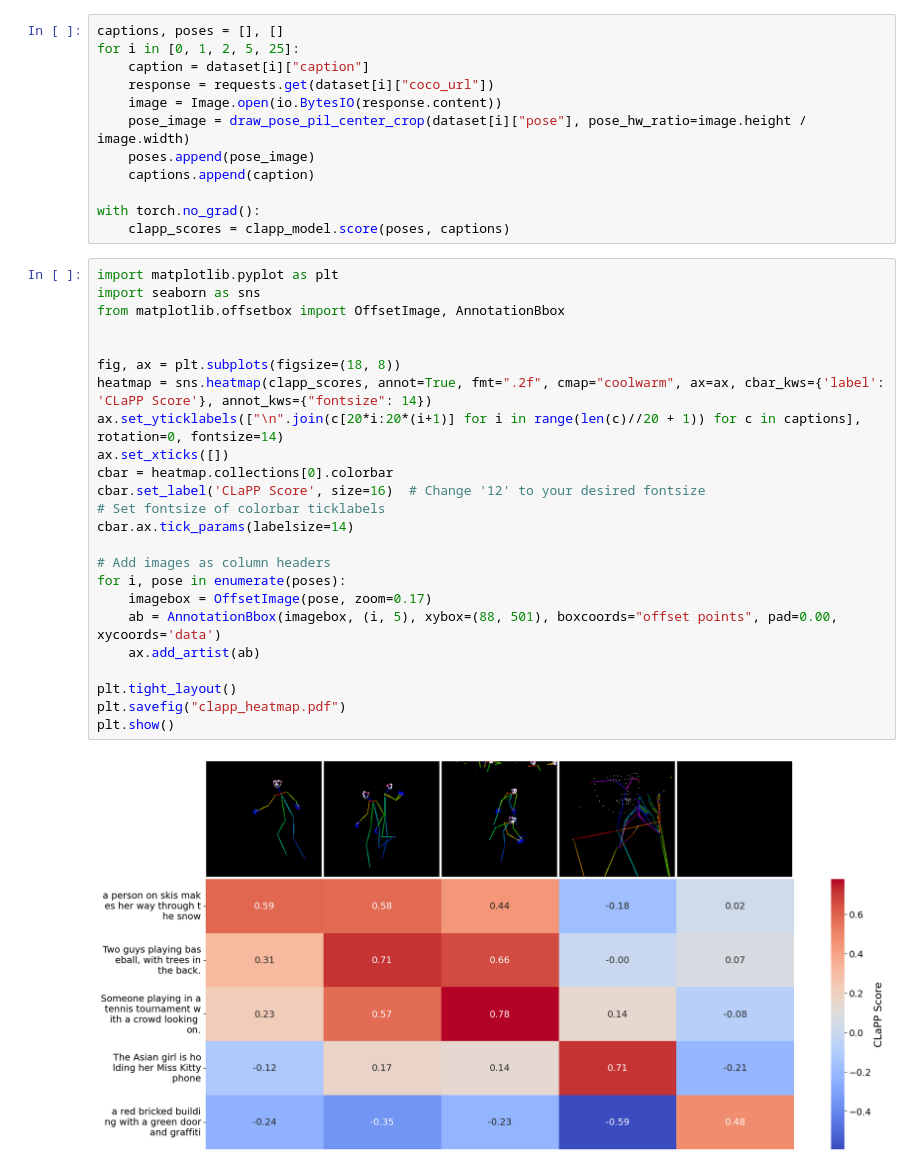
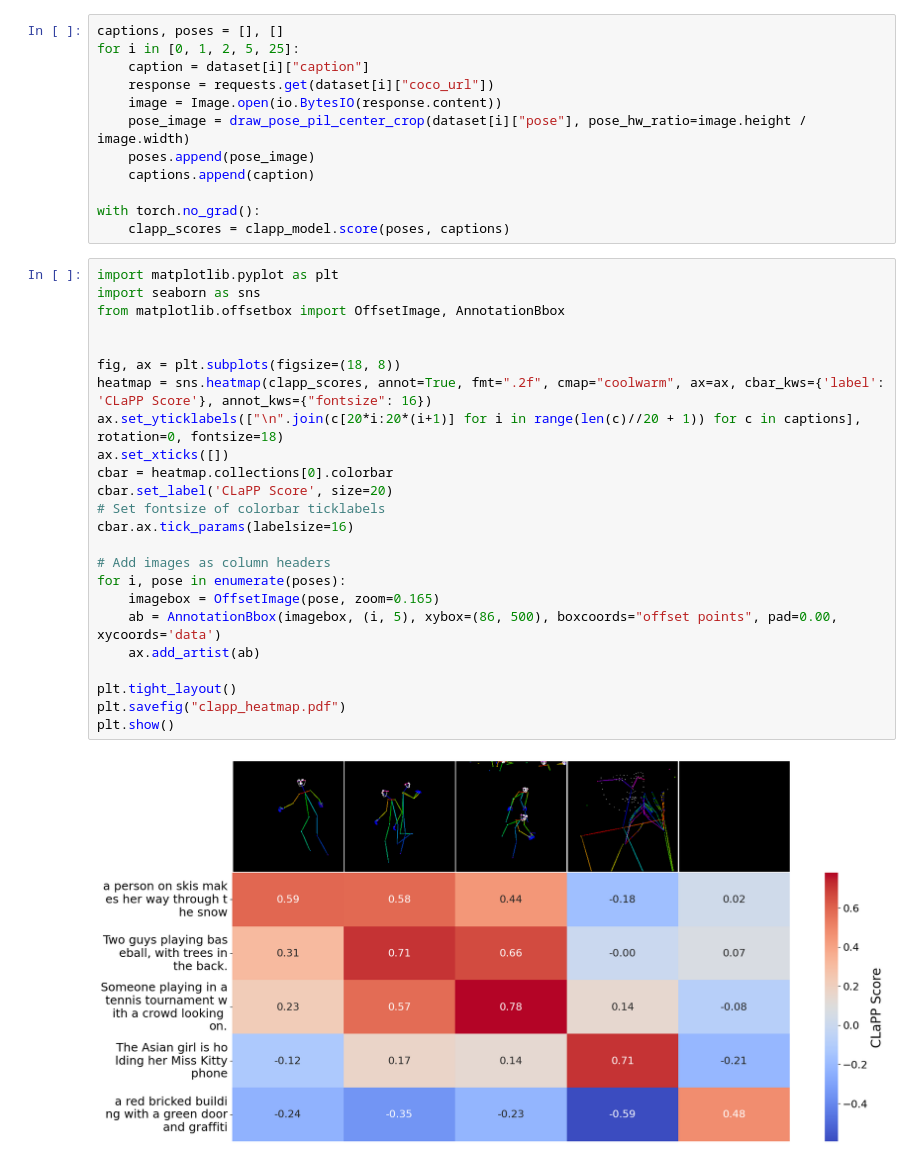
Before and after one commit to clement-bonnet/text-to-pose, a Jupyter notebook: fig_clapp_examples.ipynb, the cells around one changed output. Saved outputs shown, nothing was run; the diff lists cells and outputs as text.

```diff
--- a/fig_clapp_examples.ipynb
+++ b/fig_clapp_examples.ipynb
@@ -33,26 +33,26 @@ with torch.no_grad():
 # %%
 import matplotlib.pyplot as plt
 import seaborn as sns
 from matplotlib.offsetbox import OffsetImage, AnnotationBbox
 
 
 fig, ax = plt.subplots(figsize=(18, 8))
-heatmap = sns.heatmap(clapp_scores, annot=True, fmt=".2f", cmap="coolwarm", ax=ax, cbar_kws={'label': 'CLaPP Score'}, annot_kws={"fontsize": 14})
-ax.set_yticklabels(["\n".join(c[20*i:20*(i+1)] for i in range(len(c)//20 + 1)) for c in captions], rotation=0, fontsize=14)
+heatmap = sns.heatmap(clapp_scores, annot=True, fmt=".2f", cmap="coolwarm", ax=ax, cbar_kws={'label': 'CLaPP Score'}, annot_kws={"fontsize": 16})
+ax.set_yticklabels(["\n".join(c[20*i:20*(i+1)] for i in range(len(c)//20 + 1)) for c in captions], rotation=0, fontsize=18)
 ax.set_xticks([])
 cbar = heatmap.collections[0].colorbar
-cbar.set_label('CLaPP Score', size=16)  # Change '12' to your desired fontsize
+cbar.set_label('CLaPP Score', size=20)
 # Set fontsize of colorbar ticklabels
-cbar.ax.tick_params(labelsize=14)
+cbar.ax.tick_params(labelsize=16)
 
 # Add images as column headers
 for i, pose in enumerate(poses):
-    imagebox = OffsetImage(pose, zoom=0.17)
-    ab = AnnotationBbox(imagebox, (i, 5), xybox=(88, 501), boxcoords="offset points", pad=0.00, xycoords='data')
+    imagebox = OffsetImage(pose, zoom=0.165)
+    ab = AnnotationBbox(imagebox, (i, 5), xybox=(86, 500), boxcoords="offset points", pad=0.00, xycoords='data')
     ax.add_artist(ab)
 
 plt.tight_layout()
 plt.savefig("clapp_heatmap.pdf")
 plt.show()
 # %% [output]
-[figure, old version]
+[figure, new version]
```
Also changed, not shown: 2 other files.
